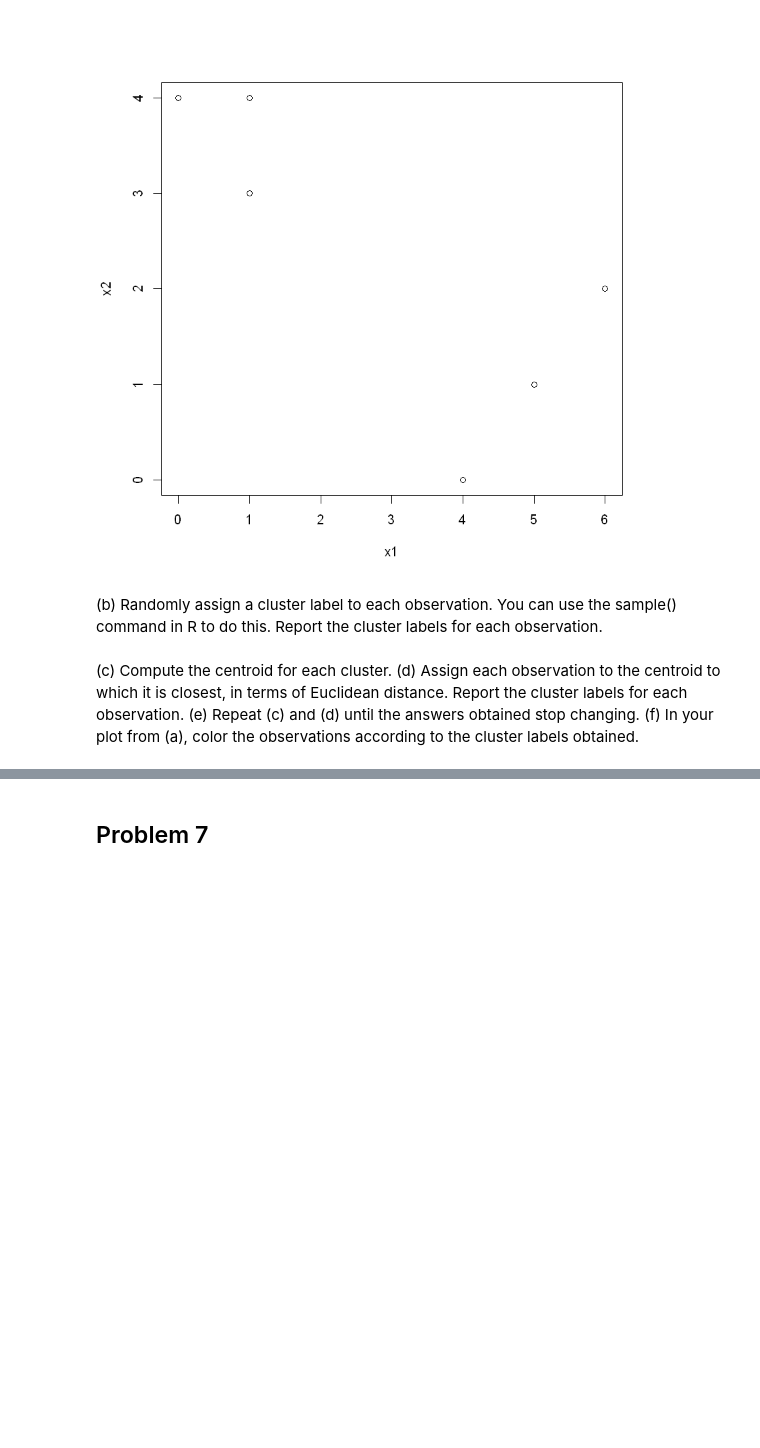
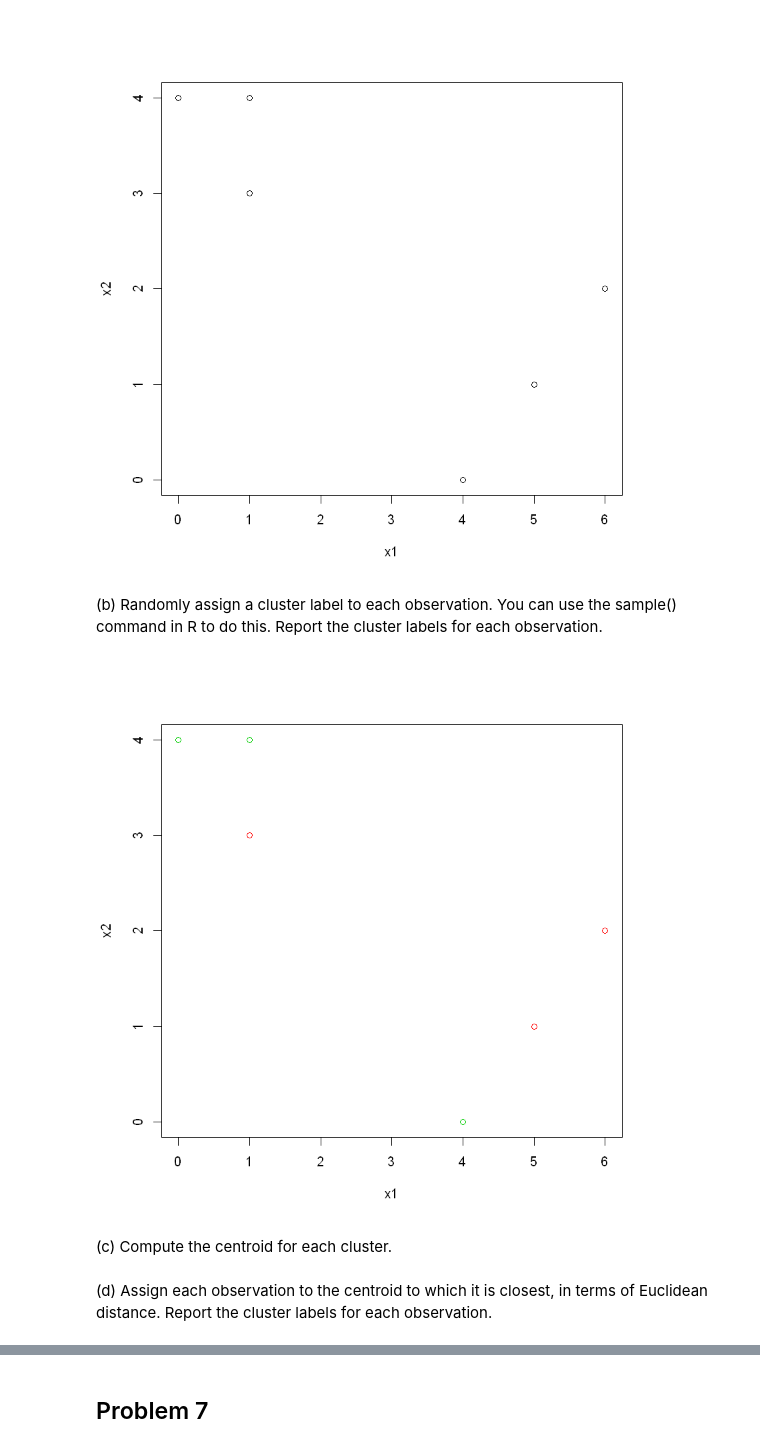
Before and after one commit to kuzn137/Statistical_problems, a Jupyter notebook: Ch10R.ipynb, the cells around one changed output, grey strips where cells are left out. Drawn from its saved outputs; the diff is of its cells as text; code cells hidden in the pictures; blank space fills up the shorter version.

```diff
--- a/Ch10R.ipynb
+++ b/Ch10R.ipynb
@@ -78,6 +78,11 @@ labels for each observation.
 # %%
 set.seed(3)
 l1 = sample(seq(6), 3)
 label=rep(NA, 6)
 label[l1]=1
 label[-l1]=2
+plot(x1, x2, col=label+1)
+# %% [output]
+[figure, added]
+# %% [markdown]
+(c) Compute the centroid for each cluster.
@@ -84,8 +94,4 @@ label[-l1]=2
 # %% [markdown]
-(c) Compute the centroid for each cluster.
 (d) Assign each observation to the centroid to which it is closest, in
 terms of Euclidean distance. Report the cluster labels for each
 observation.
-(e) Repeat (c) and (d) until the answers obtained stop changing.
-(f) In your plot from (a), color the observations according to the
-cluster labels obtained.
```
Also changed, not shown: parts of 11 cells of this notebook.
